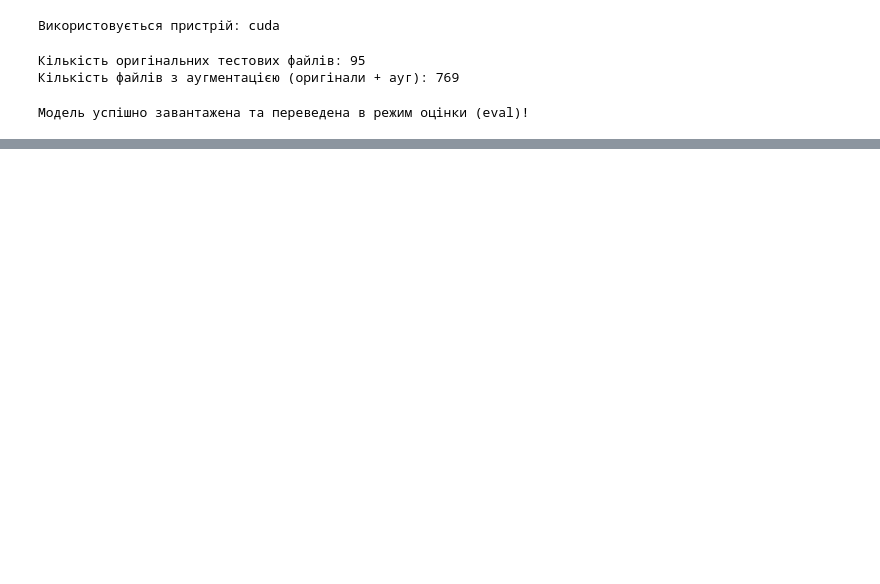
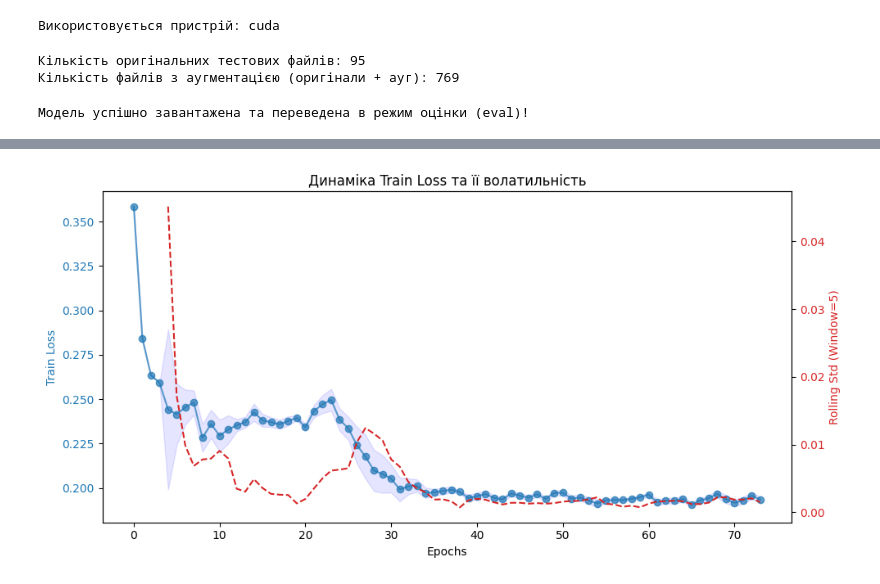
Before and after one commit to 122tp12/Diploma, a Jupyter notebook: metrics.ipynb, the cells around one changed output, grey strips where cells are left out. Drawn from its saved outputs; the diff is of its cells as text; code cells hidden in the pictures; blank space fills up the shorter version.

```diff
--- a/metrics.ipynb
+++ b/metrics.ipynb
@@ -11,7 +11,7 @@ from EGAT import EGAT_model
 import StrokeGraphDataset_class
 
 
-RUN_DIRECTORY = "./checkpoints/40.0,2.0,23,19,2(5)/run_20260328_201146"
+RUN_DIRECTORY = "./checkpoints/40.0,2.0,23,19,2/run_20260428_202756"
 
 BATCHES_DIRECTORY = "./batches/" + RUN_DIRECTORY["./checkpoints/".__len__():RUN_DIRECTORY.find("run_")-1]
 
@@ -200,0 +203,84 @@ else:
+# %%
+import pandas as pd
+import numpy as np
+import matplotlib.pyplot as plt
+from posixpath import join
+import json
+
+def plot_and_evaluate_volatility(loss_list, metric_name="Train Loss", window_size=5):
+    """
+    Аналізує та будує графік волатильності для переданого списку значень (loss або accuracy).
+    """
+    if len(loss_list) < window_size:
+        print("Недостатньо епох для розрахунку ковзної волатильності.")
+        return
+
+    loss_series = pd.Series(loss_list)
+
+    # 1. Розрахунок метрик волатильності
+    # Ковзне стандартне відхилення
+    rolling_std = loss_series.rolling(window=window_size).std()
+
+    # Абсолютна зміна між сусідніми епохами
+    epoch_diffs = loss_series.diff().abs()
+    mean_epoch_diff = epoch_diffs.mean()
+
+    # Коефіцієнт варіації для останніх 10 епох (або менше, якщо епох мало)
+    last_n = min(10, len(loss_list))
+    tail_losses = loss_series.tail(last_n)
+    cv_last_n = tail_losses.std() / tail_losses.mean() if tail_losses.mean() != 0 else 0
+
+    print(f"--- ОЦІНКА ВОЛАТИЛЬНОСТІ: {metric_name} ---")
+    print(f"Середній стрибок між епохами (Mean Abs Diff): {mean_epoch_diff:.6f}")
+    print(f"Максимальний стрибок між епохами:             {epoch_diffs.max():.6f}")
+    print(f"Коеф. варіації (CV) на останніх {last_n} епохах:   {cv_last_n:.4f} (менше - стабільніше)")
+    print("-" * 50)
+
+    # 2. Побудова графіків
+    fig, ax1 = plt.subplots(figsize=(10, 5))
+
+    color = 'tab:blue'
+    ax1.set_xlabel('Epochs')
+    ax1.set_ylabel(metric_name, color=color)
+    ax1.plot(loss_series, color=color, marker='o', label=metric_name, alpha=0.7)
+    ax1.tick_params(axis='y', labelcolor=color)
+
+    ax2 = ax1.twinx()  # Створюємо другу вісь Y для волатильності
+    color_std = 'tab:red'
+    ax2.set_ylabel(f'Rolling Std (Window={window_size})', color=color_std)
+    ax2.plot(rolling_std, color=color_std, linestyle='--', label='Rolling Std (Volatility)')
+    ax2.tick_params(axis='y', labelcolor=color_std)
+
+    # Заповнюємо область для візуалізації розкиду (волатильності)
+    ax1.fill_between(loss_series.index,
+                     loss_series - rolling_std.fillna(0),
+                     loss_series + rolling_std.fillna(0),
+                     color='blue', alpha=0.1)
+
+    plt.title(f'Динаміка {metric_name} та її волатильність')
+    fig.tight_layout()
+    plt.show()
+
+#RUN_DIRECTORY = "C:\\Users\\ivan\\Desktop\\GRU\\run_20260425_224854"
+csv_path = join(RUN_DIRECTORY, 'metrics.csv')
+
+try:
+    df_metrics = pd.read_csv(csv_path)
+
+    print("Знайдені колонки у файлі:", df_metrics.columns.tolist())
+
+    if 'train_loss' in df_metrics.columns:
+        plot_and_evaluate_volatility(df_metrics['train_loss'].dropna().tolist(), metric_name="Train Loss")
+
+    if 'val_loss' in df_metrics.columns:
+        plot_and_evaluate_volatility(df_metrics['val_loss'].dropna().tolist(), metric_name="Validation Loss")
+
+    # Якщо колонка називається просто 'loss'
+    elif 'loss' in df_metrics.columns:
+        plot_and_evaluate_volatility(df_metrics['loss'].dropna().tolist(), metric_name="Training Loss")
+
+except FileNotFoundError:
+    print(f"Помилка: Файл {csv_path} не знайдено. Перевір шлях до файлу.")
+except pd.errors.EmptyDataError:
+    print("Помилка: Файл metrics.csv порожній.")
+# %% [output]
@@ -200,0 +293 @@ else:
+[figure, added]
```
Also changed, not shown: parts of 4 cells of this notebook, 3 other files.
